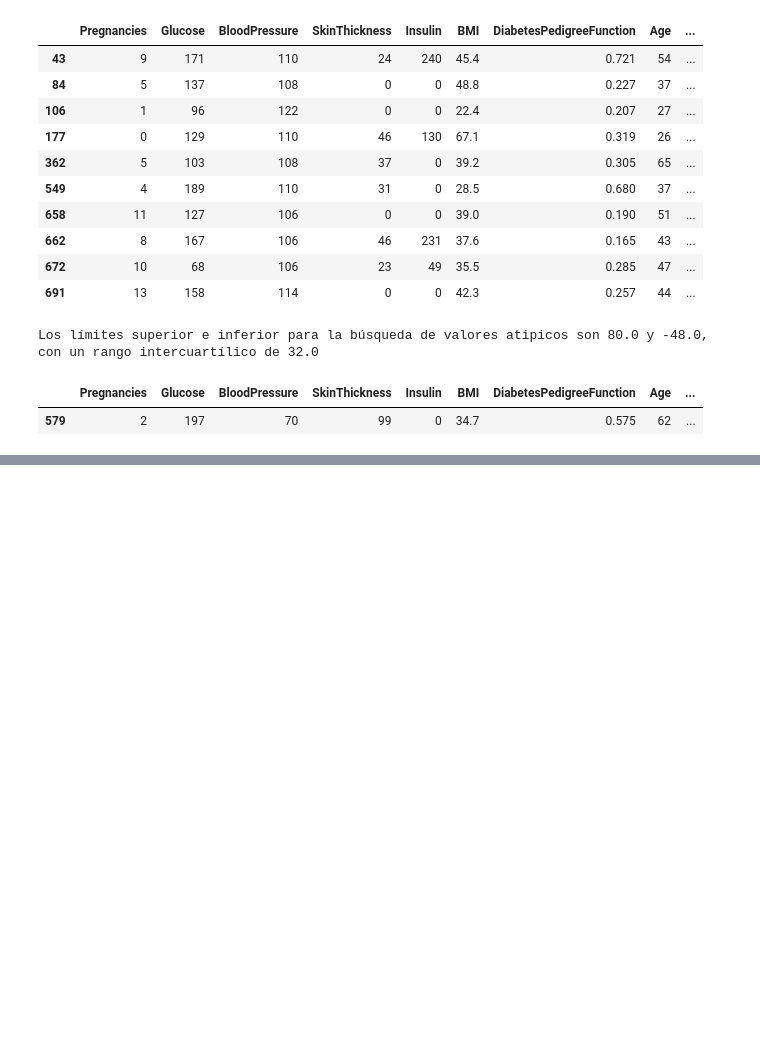
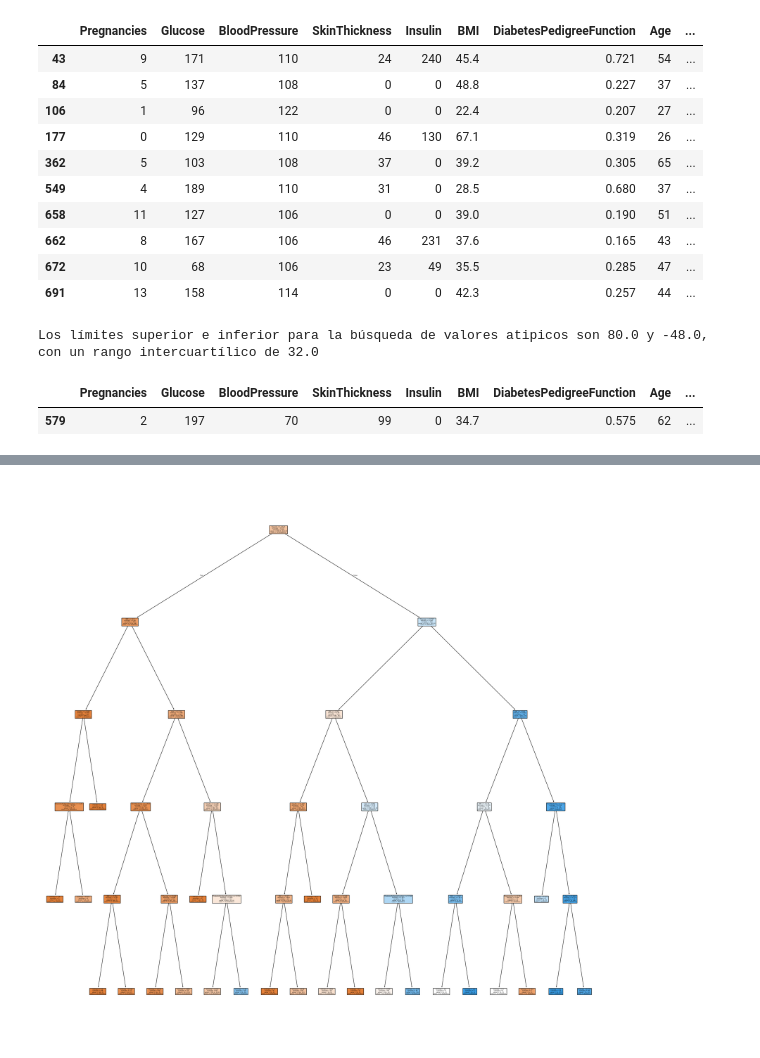
Before and after one commit to 4GeeksAcademy/Loic-Arbol-de-Decision, a Jupyter notebook: src/explore.ipynb, the cells around one changed output, grey strips where cells are left out. Drawn from its saved outputs; the diff is of its cells as text; code cells hidden in the pictures; blank space fills up the shorter version.

```diff
--- a/src/explore.ipynb
+++ b/src/explore.ipynb
@@ -284,0 +383,5 @@ df
+# %%
+from sklearn.tree import DecisionTreeClassifier
+
+model = DecisionTreeClassifier(random_state = 42)
+model.fit(X_train, y_train)
@@ -284,0 +406,12 @@ df
+# %%
+from sklearn.model_selection import GridSearchCV
+
+hyperparams = {
+    "criterion": ["gini", "entropy", "log_loss"],
+    "max_depth": [None, 5, 7, 10, 12],
+    "min_samples_split": [2, 5, 10],
+    "min_samples_leaf": [1, 2, 4]
+}
+
+grid = GridSearchCV(model, hyperparams, scoring = "accuracy", cv = 10)
+grid
@@ -284,0 +425,9 @@ df
+# %%
+def warn(*args, **kwargs):
+    pass
+import warnings
+warnings.warn = warn
+
+grid.fit(X_train, y_train)
+
+print(f"Best hyperparameters: {grid.best_params_}")
@@ -284,0 +436,3 @@ df
+# %%
+model = DecisionTreeClassifier(criterion = "entropy", max_depth = 5, min_samples_leaf = 4, min_samples_split = 2, random_state = 42)
+model.fit(X_train, y_train)
@@ -284,0 +525,10 @@ df
+# %%
+from sklearn import tree
+
+fig = plt.figure(figsize=(30,30))
+
+tree.plot_tree(model, feature_names = list(X_train.columns), class_names = ["no diabetico", "diabetico"], filled = True)
+
+plt.show()
+# %% [output]
+[figure, added]
```
Also changed, not shown: parts of 23 cells of this notebook.
